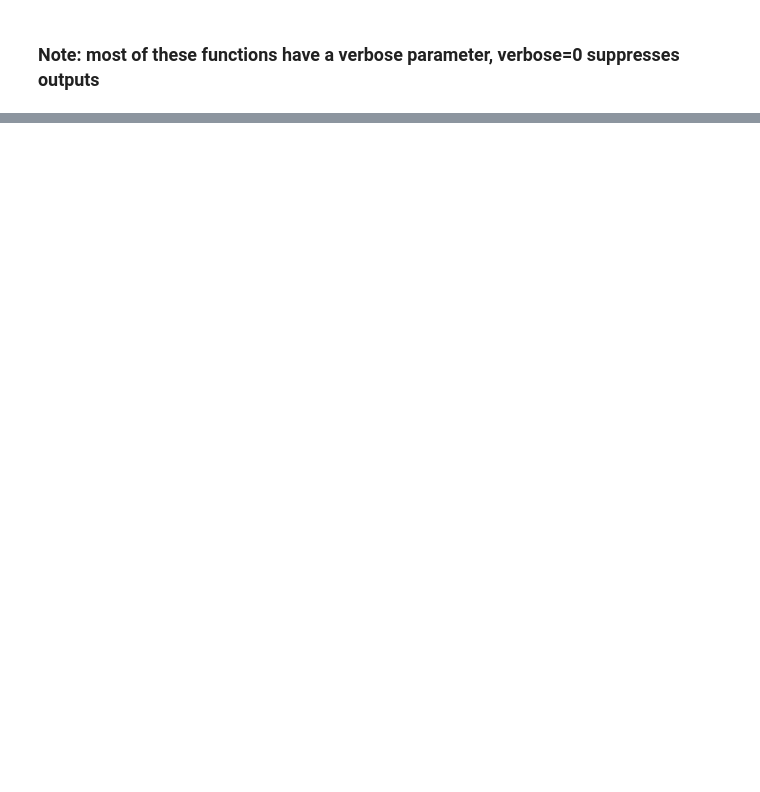
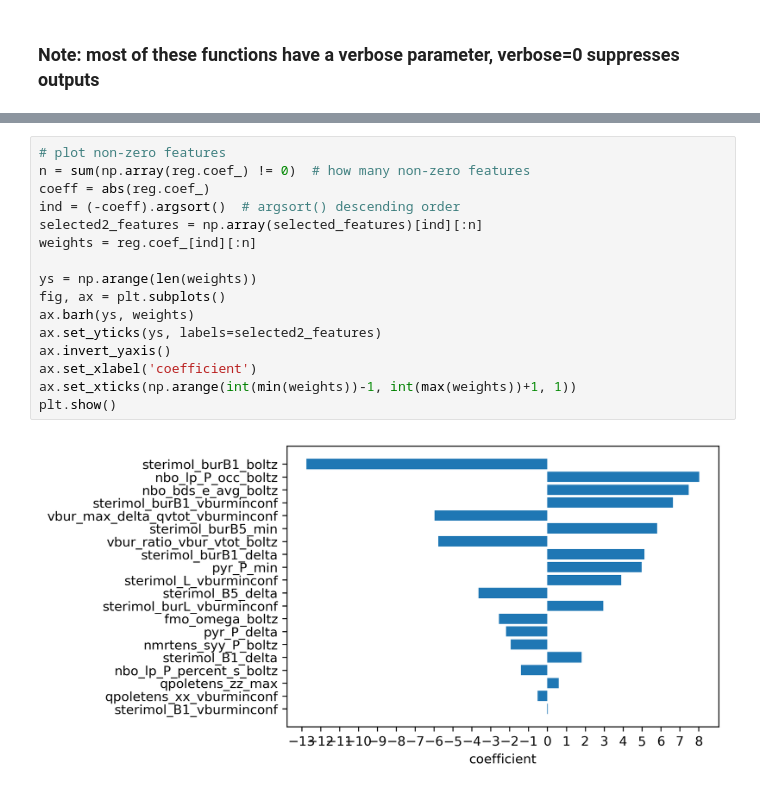
Before and after one commit to beef-broccoli/ochem-data, a Jupyter notebook: kraken/demo.ipynb, the cells around one changed output, grey strips where cells are left out. Drawn from its saved outputs; the diff is of its cells as text; blank space fills up the shorter version.

```diff
--- a/kraken/demo.ipynb
+++ b/kraken/demo.ipynb
@@ -333,0 +562,18 @@ featurize_ligand(id=254)
+# %%
+# plot non-zero features
+n = sum(np.array(reg.coef_) != 0)  # how many non-zero features
+coeff = abs(reg.coef_)
+ind = (-coeff).argsort()  # argsort() descending order
+selected2_features = np.array(selected_features)[ind][:n]
+weights = reg.coef_[ind][:n]
+
+ys = np.arange(len(weights))
+fig, ax = plt.subplots()
+ax.barh(ys, weights)
+ax.set_yticks(ys, labels=selected2_features)
+ax.invert_yaxis()
+ax.set_xlabel('coefficient')
+ax.set_xticks(np.arange(int(min(weights))-1, int(max(weights))+1, 1))
+plt.show()
+# %% [output]
+[figure, added]
```
Also changed, not shown: parts of 11 cells of this notebook, 3 other files.
